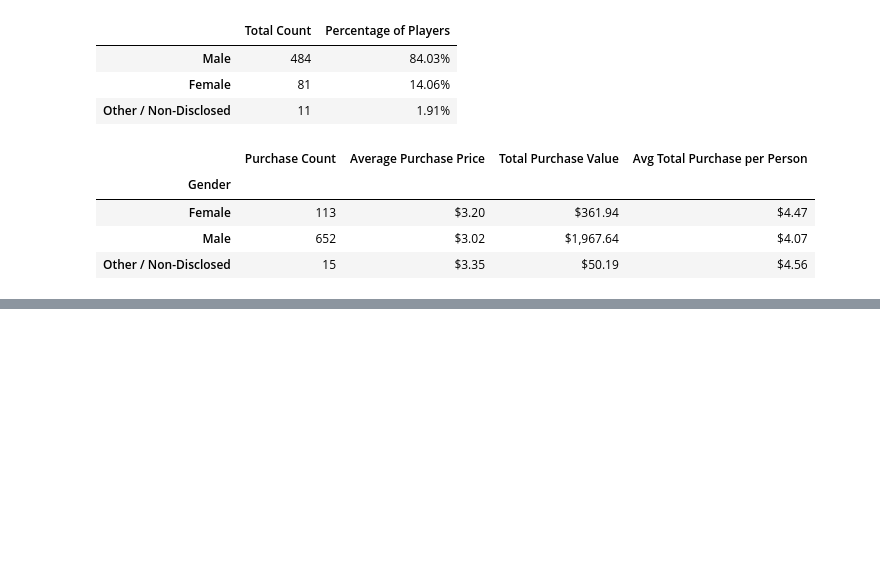
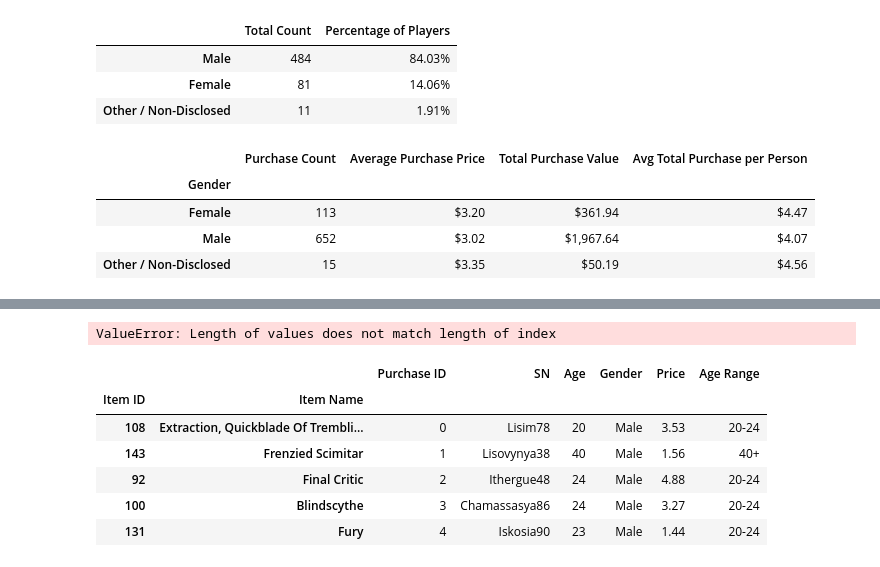
Before and after one commit to CoreyGaunt/pandas-challenge, a Jupyter notebook: HeroesOfPymoli/CHG_HeroesOfPymoli_Final.ipynb, the cells around one changed output, grey strips where cells are left out. Saved outputs shown, nothing was run; the diff lists cells and outputs as text; code cells hidden in the pictures; blank space fills up the shorter version.

```diff
--- a/HeroesOfPymoli/CHG_HeroesOfPymoli_Final.ipynb
+++ b/HeroesOfPymoli/CHG_HeroesOfPymoli_Final.ipynb
@@ -259,0 +456,37 @@ See the caveats in the documentation: https://pandas.pydata.org/pandas-docs/stab
+# %%
+## MOST POPULAR ITEMS
+
+# setting up dataframe to be used
+mpi = hop_df.set_index(['Item ID','Item Name'])
+
+# code below will be commented out eventually, used this code to determine the top
+# five sold items
+# ~~ mpi.groupby('Item ID').count().sort_values(by='Price',ascending=False)
+#
+# The top selling item IDs (b-w): 92, 178, 145, 132, and 108
+
+# calculating their overall counts
+
+#mpi2 = hop_df.groupby(['Item ID','Item Name']).count()
+
+mpi_Pcount = {
+    92:mpi.loc[92,'Purchase ID'].count(),
+    178:mpi.loc[178,'Purchase ID'].count(),
+    145:mpi.loc[145,'Purchase ID'].count(),
+    132:mpi.loc[132,'Purchase ID'].count(),
+    108:mpi.loc[108,'Purchase ID'].count()
+}
+
+names = mpi.loc[(92,'Final Critic')]
+# %% [output]
+ValueError: Length of values does not match length of index
+# %%
+mpi.head()
+# %% [output]
+|  |  | Purchase ID | SN | Age | Gender | Price | Age Range |
+| Item ID | Item Name |  |  |  |  |  |  |
+| 108 | Extraction, Quickblade Of Trembli... | 0 | Lisim78 | 20 | Male | 3.53 | 20-24 |
+| 143 | Frenzied Scimitar | 1 | Lisovynya38 | 40 | Male | 1.56 | 40+ |
+| 92 | Final Critic | 2 | Ithergue48 | 24 | Male | 4.88 | 20-24 |
+| 100 | Blindscythe | 3 | Chamassasya86 | 24 | Male | 3.27 | 20-24 |
+| 131 | Fury | 4 | Iskosia90 | 23 | Male | 1.44 | 20-24 |
```
Also changed, not shown: parts of 6 cells of this notebook.
